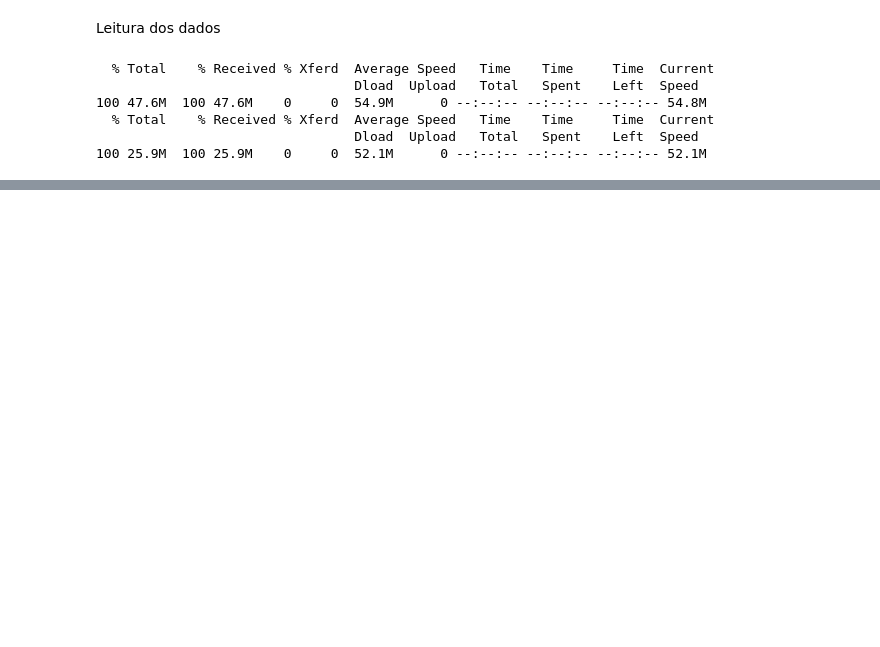
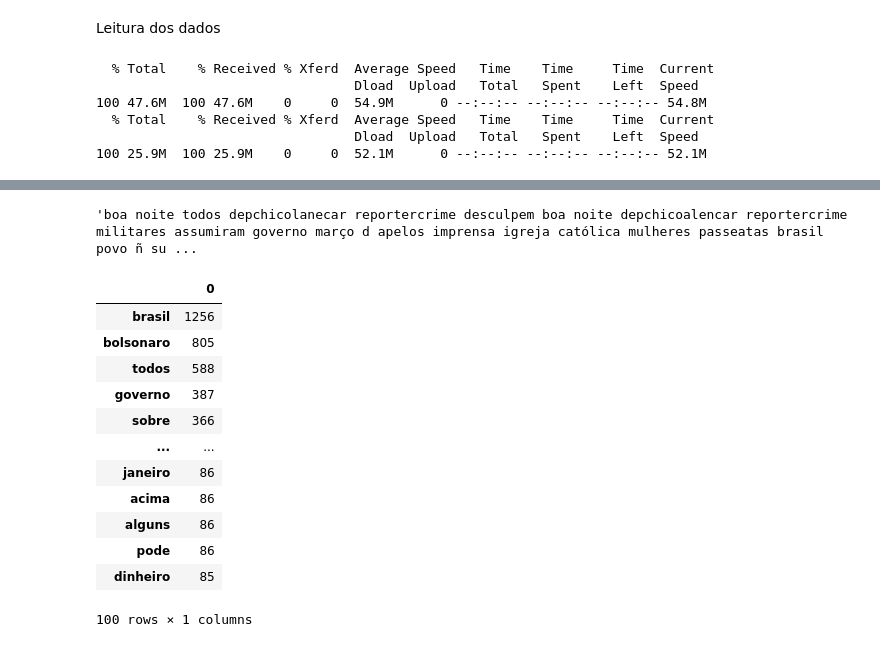
Before and after one commit to eduardodut/Analise-tweets-ICD-Unifor, a Jupyter notebook: AnaliseTweets.ipynb, the cells around one changed output, grey strips where cells are left out. Saved outputs shown, nothing was run; the diff lists cells and outputs as text; code cells hidden in the pictures; blank space fills up the shorter version.

Commit message:
Início da EDA do corpus

```diff
--- a/AnaliseTweets.ipynb
+++ b/AnaliseTweets.ipynb
@@ -236,0 +164,32 @@ print(all_tokens)
+# %%
+import re
+import string
+from nltk.corpus import stopwords as sw
+from string import punctuation
+import nltk
+from nltk.tokenize import regexp_tokenize
+from nltk.tokenize import TweetTokenizer
+def limpar_combinar_texto(dataset):
+
+    nltk.download("stopwords")
+
+    stopwords =sw.words('portuguese')#+ list(punctuation))
+
+    '''Takes a list of text and combines them into one large chunk of text.'''
+    combined_text = ' '.join(dataset.full_text)
+    combined_text = combined_text.lower()
+
+    #combined_text = re.sub('\[.,!*?\]', '', combined_text)
+    combined_text = re.sub('[%s]' % re.escape(string.punctuation), '', combined_text)
+    combined_text = re.sub('\w*\d\w*', '', combined_text)
+    combined_text = re.sub('http+', '', combined_text)
+    combined_text = re.sub('[‘’“”…]', '', combined_text)
+    combined_text = re.sub('\n', '', combined_text)
+    tknzr = TweetTokenizer()
+    alltokens = tknzr.tokenize(combined_text)
+    combined_text = ' '.join([w for w in alltokens if not w in stopwords])
+
+    return combined_text
+
+texto_lula = limpar_combinar_texto(lula_data)
+texto_bolso = limpar_combinar_texto(bolso_data)
@@ -236,0 +201,28 @@ print(all_tokens)
+# %%
+texto_bolso
+# %% [output]
+'boa noite todos depchicolanecar reportercrime desculpem boa noite depchicoalencar reportercrime militares assumiram governo março d apelos imprensa igreja católica mulheres passeatas brasil povo ñ su ...
+# %%
+
+# We are going to create a document-term matrix using CountVectorizer, and exclude common English stop words
+from sklearn.feature_extraction.text import CountVectorizer
+
+cv = CountVectorizer()
+data_cv = cv.fit_transform([texto_bolso])
+data_dtm = pd.DataFrame(data_cv.toarray(), columns=cv.get_feature_names())
+
+data_dtm.transpose().sort_values(0, ascending= False)[:100]
+# %% [output]
+|  | 0 |
+| brasil | 1256 |
+| bolsonaro | 805 |
+| todos | 588 |
+| governo | 387 |
+| sobre | 366 |
+| ... | ... |
+| janeiro | 86 |
+| acima | 86 |
+| alguns | 86 |
+| pode | 86 |
+| dinheiro | 85 |
+100 rows × 1 columns
```
Also changed, not shown: parts of 20 cells of this notebook.
